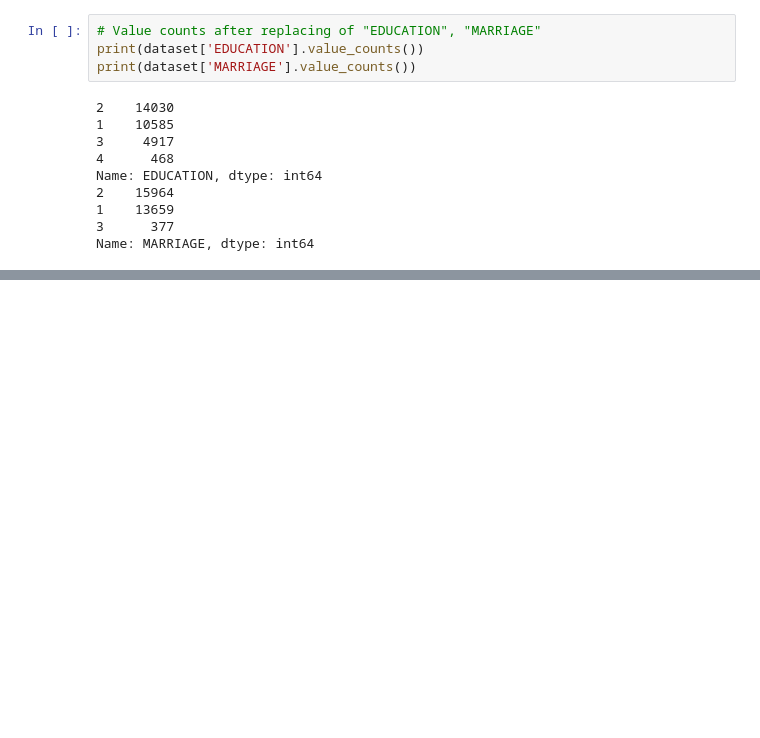
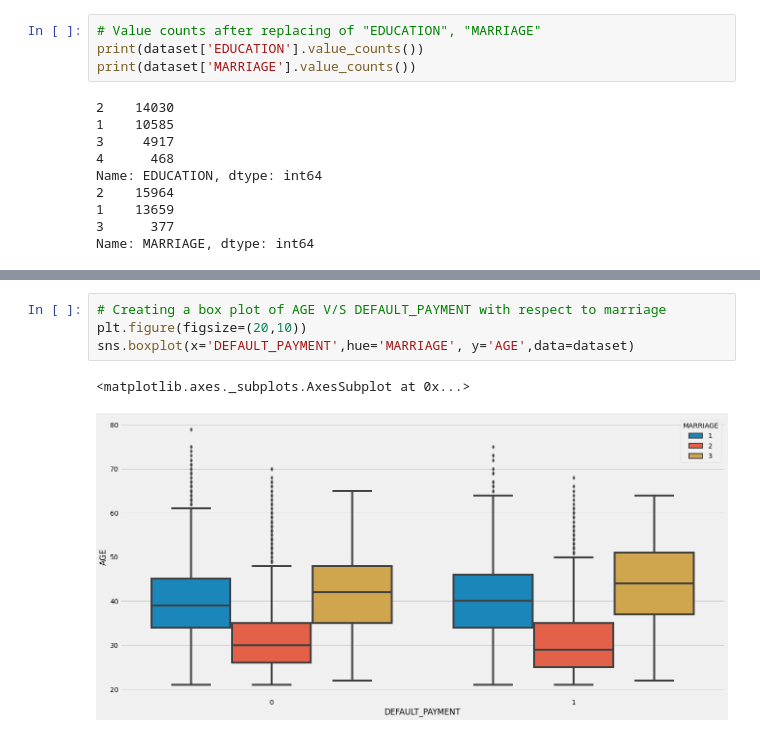
Before and after one commit to Anupam8858/Credit-Card-Default-Prediction, a Jupyter notebook: Credit_Card_Default_Prediction_Capstone_Project.ipynb, the cells around one changed output, grey strips where cells are left out. Saved outputs shown, nothing was run; the diff lists cells and outputs as text; blank space fills up the shorter version.

```diff
--- a/Credit_Card_Default_Prediction_Capstone_Project.ipynb
+++ b/Credit_Card_Default_Prediction_Capstone_Project.ipynb
@@ -240,0 +253,7 @@ for col in independent_variable:
+# %%
+# Creating a box plot of AGE V/S DEFAULT_PAYMENT with respect to marriage
+plt.figure(figsize=(20,10))
+sns.boxplot(x='DEFAULT_PAYMENT',hue='MARRIAGE', y='AGE',data=dataset)
+# %% [output]
+<matplotlib.axes._subplots.AxesSubplot at 0x...>
+[figure, added]
```
Also changed, not shown: parts of 6 cells of this notebook.
